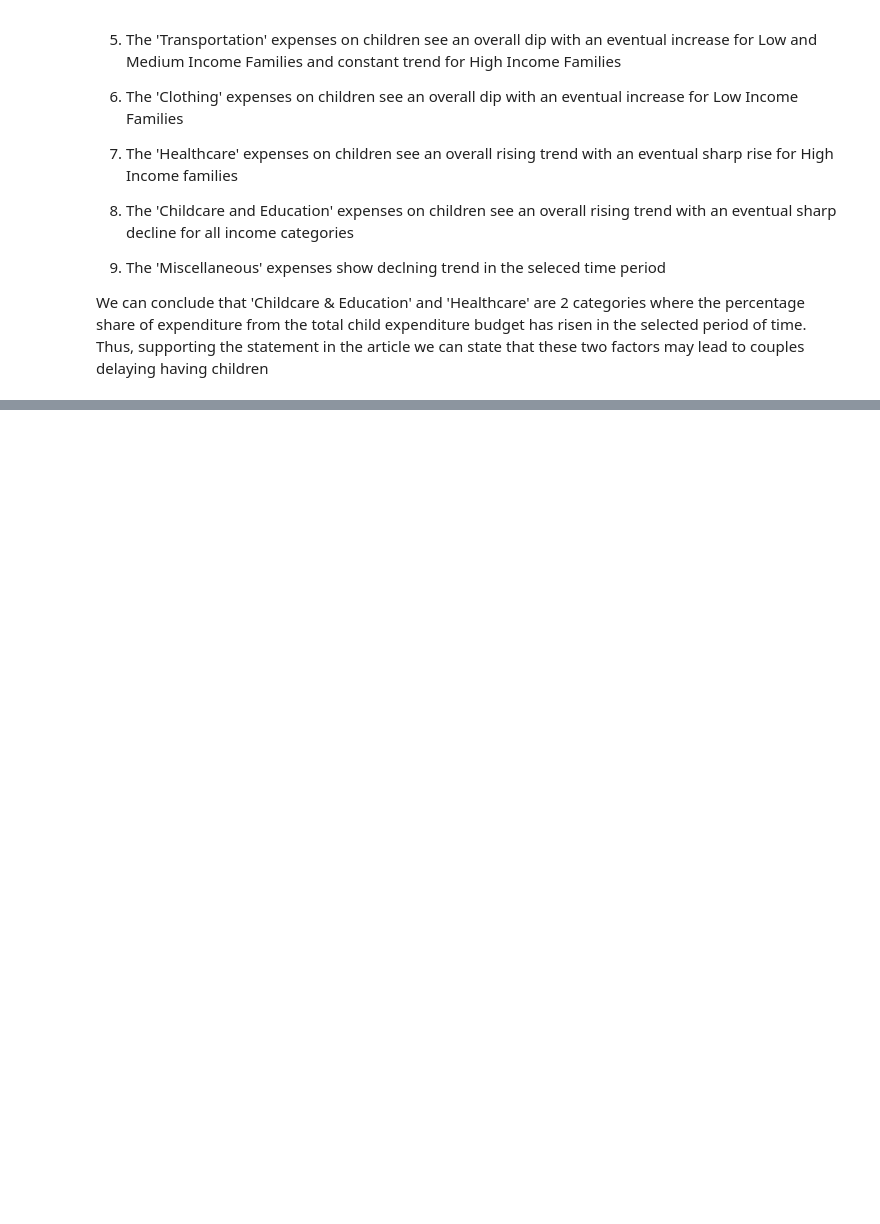
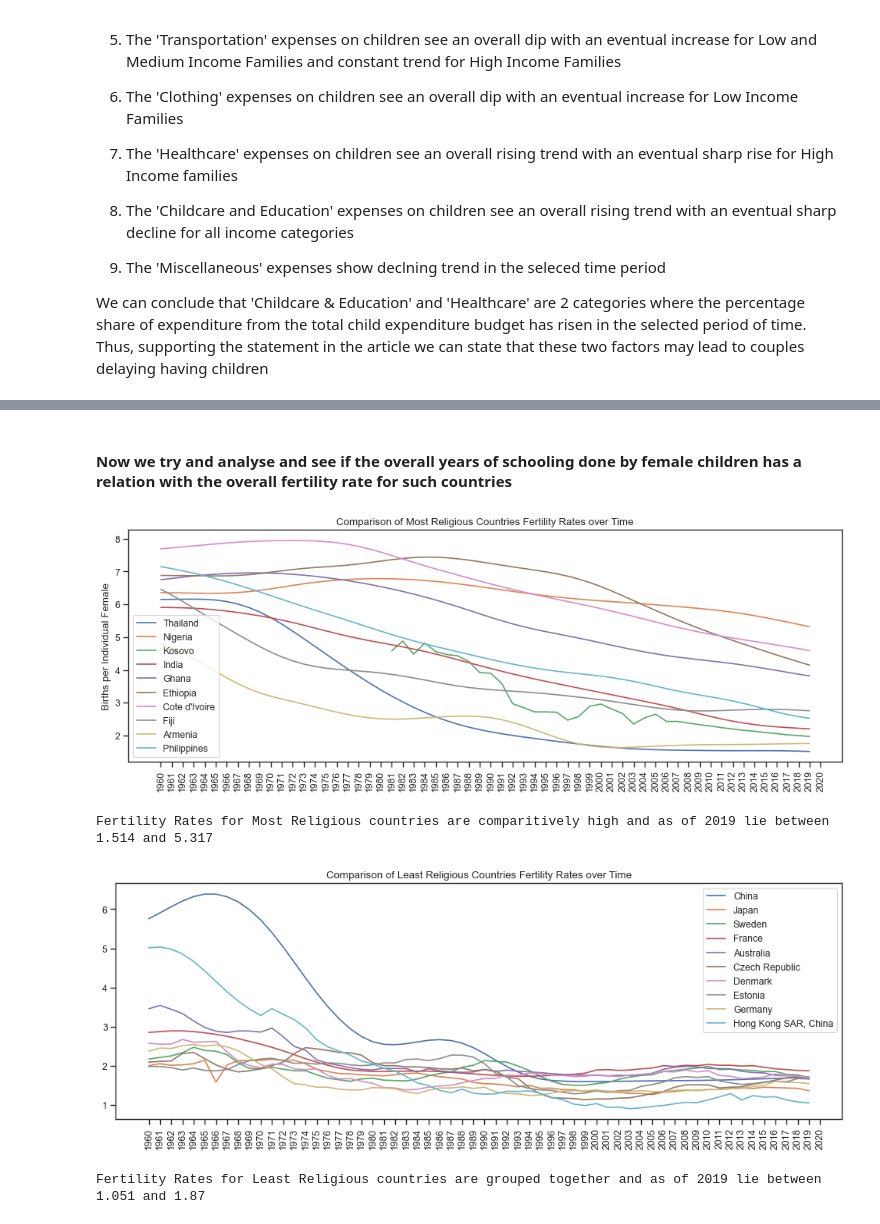
Before and after one commit to tjeon015/2021Fall_finals, a Jupyter notebook: IS 597 Final Project combined.ipynb, the cells around one changed output, grey strips where cells are left out. Cells and saved outputs as stored; diff of their text form; code cells hidden in the pictures; blank space fills up the shorter version.

```diff
--- a/IS 597 Final Project combined.ipynb
+++ b/IS 597 Final Project combined.ipynb
@@ -717,0 +854,2 @@ The 10 least religious countries in the world are:
+# %% [markdown]
+#### Now we try and analyse and see if the overall years of schooling done by female children has a relation with the overall fertility rate for such countries
@@ -717,0 +859,26 @@ The 10 least religious countries in the world are:
+# %%
+#Plot of Fertility rates for Most Religious Countries
+figure(figsize=(15, 5), dpi=80)
+plt.plot(fr_flip[most_religious])
+plt.ylabel('Births per Individual Female')
+plt.legend(most_religious)
+plt.title("Comparison of Most Religious Countries Fertility Rates over Time")
+plt.xticks(rotation = 90)
+plt.show()
+
+
+print('Fertility Rates for Most Religious countries are comparitively high and as of 2019 lie between {} and {}'.format(fr_flip.loc['2019',most_religious].min(),fr_flip.loc['2019',most_religious].max()))
+
+#Plot of Fertility rates for Least Religious Countries
+figure(figsize=(15, 5), dpi=80)
+plt.plot(fr_flip[least_religious])
+plt.legend(least_religious)
+plt.title("Comparison of Least Religious Countries Fertility Rates over Time")
+plt.xticks(rotation = 90)
+plt.show()
+print('Fertility Rates for Least Religious countries are grouped together and as of 2019 lie between {} and {}'.format(fr_flip.loc['2019',least_religious].min(),fr_flip.loc['2019',least_religious].max()))
+# %% [output]
+[figure, added]
+Fertility Rates for Most Religious countries are comparitively high and as of 2019 lie between 1.514 and 5.317
+[figure, added]
+Fertility Rates for Least Religious countries are grouped together and as of 2019 lie between 1.051 and 1.87
```
Also changed, not shown: parts of 28 cells of this notebook.
